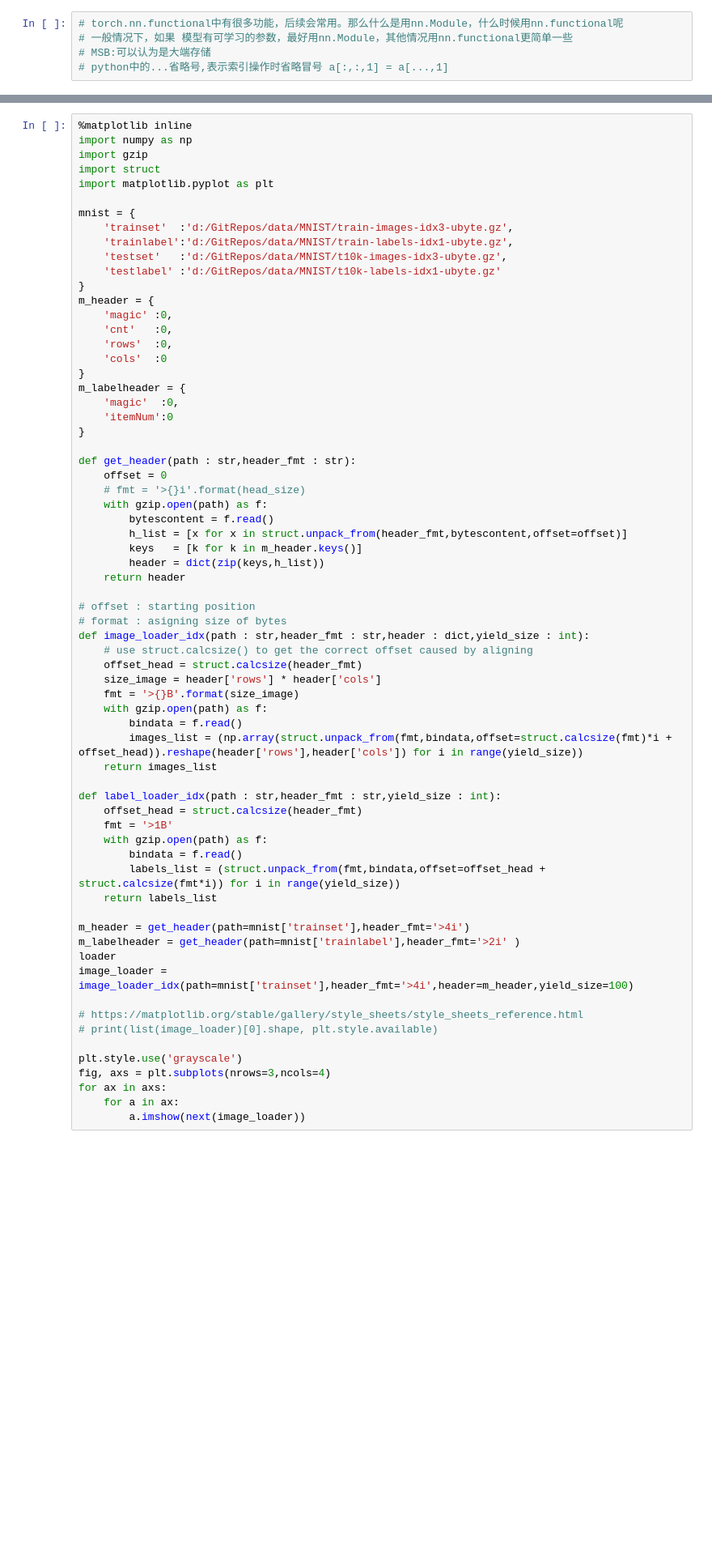
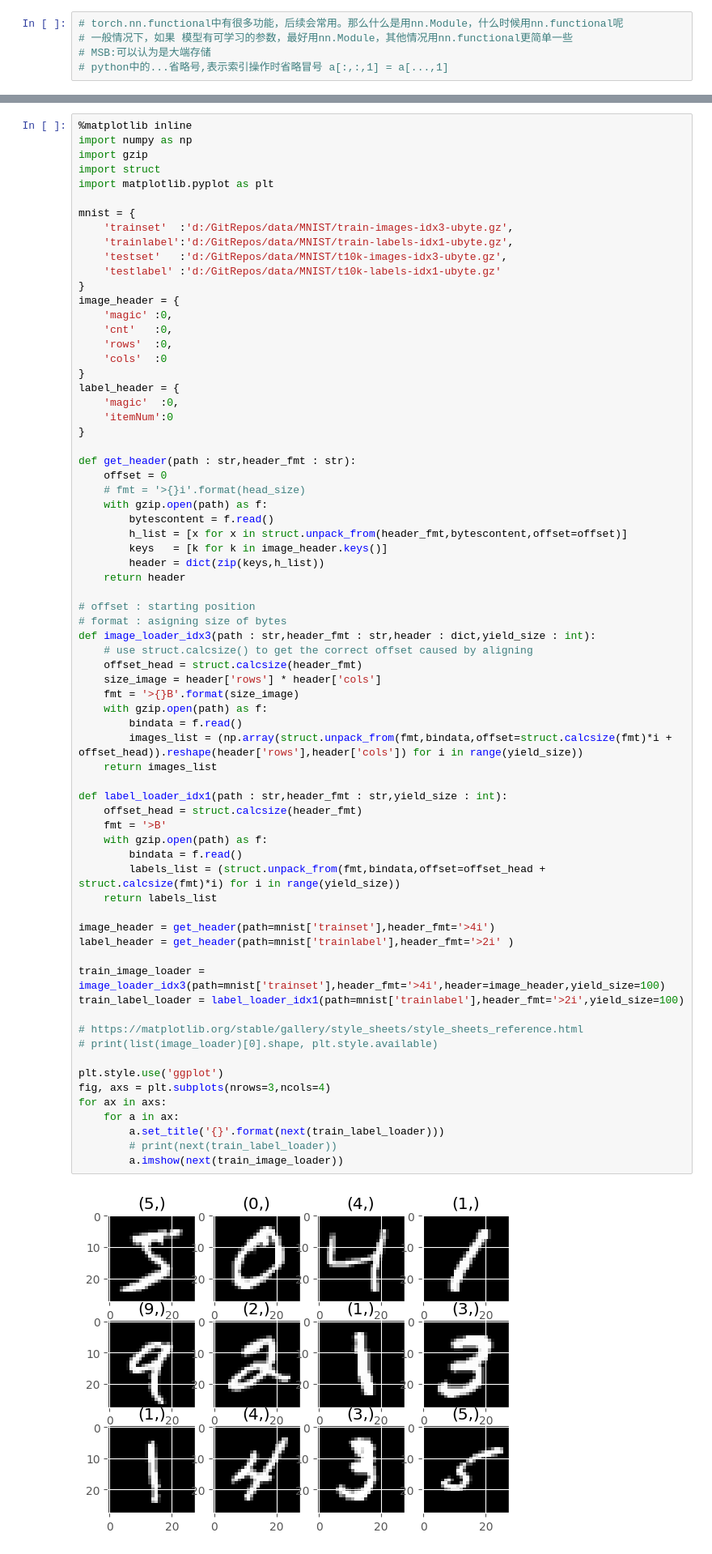
Before and after one commit to JinkeMa/Tang-ML-Note, a Jupyter notebook: 4 神经网络分类任务 MNIST.ipynb, the cells around one changed output, grey strips where cells are left out. Shown at 81% size. Saved outputs shown, nothing was run; the diff lists cells and outputs as text; blank space fills up the shorter version.

```diff
--- a/4 神经网络分类任务 MNIST.ipynb
+++ b/4 神经网络分类任务 MNIST.ipynb
@@ -62,13 +62,13 @@ mnist = {
     'testset'   :'d:/GitRepos/data/MNIST/t10k-images-idx3-ubyte.gz',
     'testlabel' :'d:/GitRepos/data/MNIST/t10k-labels-idx1-ubyte.gz'
 }
-m_header = {
+image_header = {
     'magic' :0,
     'cnt'   :0,
     'rows'  :0,
     'cols'  :0
 }
-m_labelheader = {
+label_header = {
     'magic'  :0,
     'itemNum':0
 }
@@ -78,44 +78,49 @@ def get_header(path : str,header_fmt : str):
     # fmt = '>{}i'.format(head_size)
     with gzip.open(path) as f:
         bytescontent = f.read()
         h_list = [x for x in struct.unpack_from(header_fmt,bytescontent,offset=offset)]
-        keys   = [k for k in m_header.keys()]
+        keys   = [k for k in image_header.keys()]
         header = dict(zip(keys,h_list))
     return header
 
 # offset : starting position
 # format : asigning size of bytes
-def image_loader_idx(path : str,header_fmt : str,header : dict,yield_size : int):
+def image_loader_idx3(path : str,header_fmt : str,header : dict,yield_size : int):
     # use struct.calcsize() to get the correct offset caused by aligning
     offset_head = struct.calcsize(header_fmt)
     size_image = header['rows'] * header['cols']
     fmt = '>{}B'.format(size_image)
     with gzip.open(path) as f:
         bindata = f.read()
         images_list = (np.array(struct.unpack_from(fmt,bindata,offset=struct.calcsize(fmt)*i + offset_head)).reshape(header['rows'],header['cols']) for i in range(yield_size))
     return images_list
 
-def label_loader_idx(path : str,header_fmt : str,yield_size : int):
+def label_loader_idx1(path : str,header_fmt : str,yield_size : int):
     offset_head = struct.calcsize(header_fmt)
-    fmt = '>1B'
+    fmt = '>B'
     with gzip.open(path) as f:
         bindata = f.read()
-        labels_list = (struct.unpack_from(fmt,bindata,offset=offset_head + struct.calcsize(fmt*i)) for i in range(yield_size))
+        labels_list = (struct.unpack_from(fmt,bindata,offset=offset_head + struct.calcsize(fmt)*i) for i in range(yield_size))
     return labels_list
 
-m_header = get_header(path=mnist['trainset'],header_fmt='>4i')
-m_labelheader = get_header(path=mnist['trainlabel'],header_fmt='>2i' )
-loader
-image_loader = image_loader_idx(path=mnist['trainset'],header_fmt='>4i',header=m_header,yield_size=100)
+image_header = get_header(path=mnist['trainset'],header_fmt='>4i')
+label_header = get_header(path=mnist['trainlabel'],header_fmt='>2i' )
+
+train_image_loader = image_loader_idx3(path=mnist['trainset'],header_fmt='>4i',header=image_header,yield_size=100)
+train_label_loader = label_loader_idx1(path=mnist['trainlabel'],header_fmt='>2i',yield_size=100)
 
 # https://matplotlib.org/stable/gallery/style_sheets/style_sheets_reference.html
 # print(list(image_loader)[0].shape, plt.style.available)
 
-plt.style.use('grayscale')
+plt.style.use('ggplot')
 fig, axs = plt.subplots(nrows=3,ncols=4)
 for ax in axs:
     for a in ax:
-        a.imshow(next(image_loader))
+        a.set_title('{}'.format(next(train_label_loader)))
+        # print(next(train_label_loader))
+        a.imshow(next(train_image_loader))
+# %% [output]
+[figure, added]
 # %%
 """
 @author: monitor1379
```
